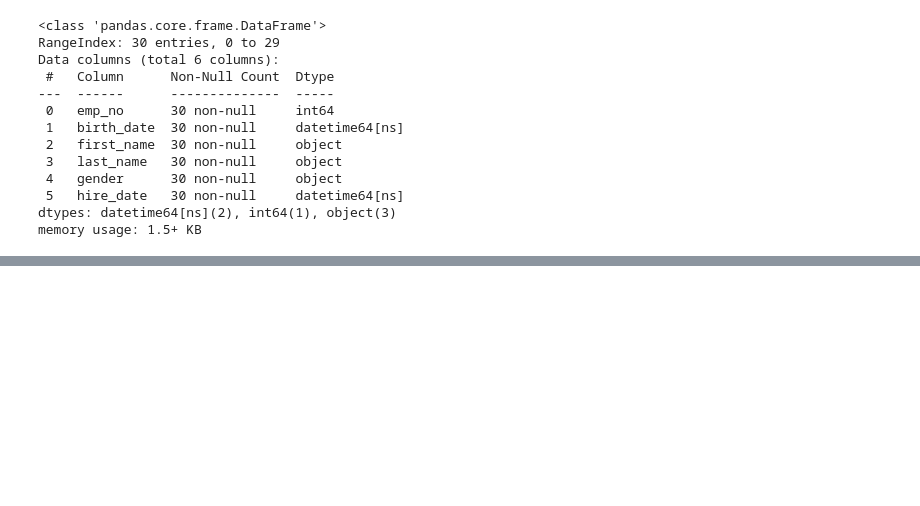
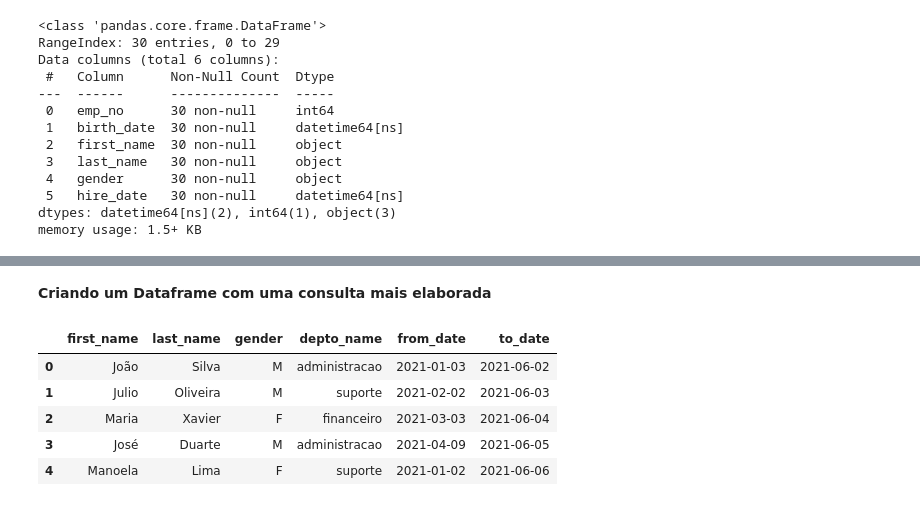
Before and after one commit to arrudamichel/cursos, a Jupyter notebook: data_science_do_zero/analise_de_dados/Analise de Dados Pandas.ipynb, the cells around one changed output, grey strips where cells are left out. Drawn from its saved outputs; the diff is of its cells as text; code cells hidden in the pictures; blank space fills up the shorter version.

Commit message:
Pandas - Criando um DataFrame utilizando Parametros Nomeados - Aula 19

```diff
--- a/data_science_do_zero/analise_de_dados/Analise de Dados Pandas.ipynb
+++ b/data_science_do_zero/analise_de_dados/Analise de Dados Pandas.ipynb
@@ -932,0 +924,17 @@ df = pd.read_sql_query(query, engine)
+# %% [markdown]
+**Criando um Dataframe com uma consulta mais elaborada**
+# %%
+query = "SELECT e.first_name, e.last_name, e.gender, d.depto_name, de.from_date, de.to_date \
+FROM employees.employees e \
+	INNER JOIN employees.dept_emp de on de.emp_no = e.emp_no \
+	INNER JOIN employees.departments d on d.depto_no = de.depto_no;"
+
+df = pd.read_sql_query(query, engine)
+df.head()
+# %% [output]
+|  | first_name | last_name | gender | depto_name | from_date | to_date |
+| 0 | João | Silva | M | administracao | 2021-01-03 | 2021-06-02 |
+| 1 | Julio | Oliveira | M | suporte | 2021-02-02 | 2021-06-03 |
+| 2 | Maria | Xavier | F | financeiro | 2021-03-03 | 2021-06-04 |
+| 3 | José | Duarte | M | administracao | 2021-04-09 | 2021-06-05 |
+| 4 | Manoela | Lima | F | suporte | 2021-01-02 | 2021-06-06 |
```
Also changed, not shown: parts of 24 cells of this notebook.
